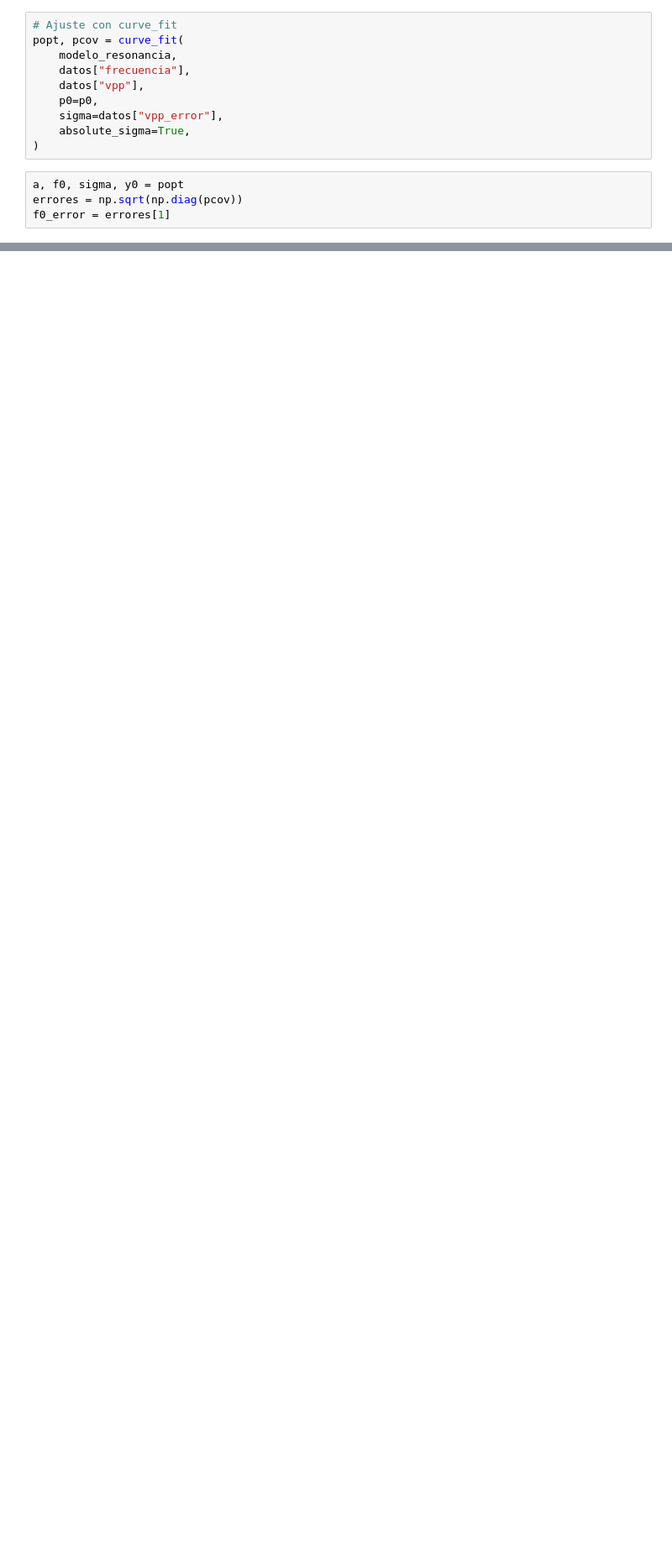
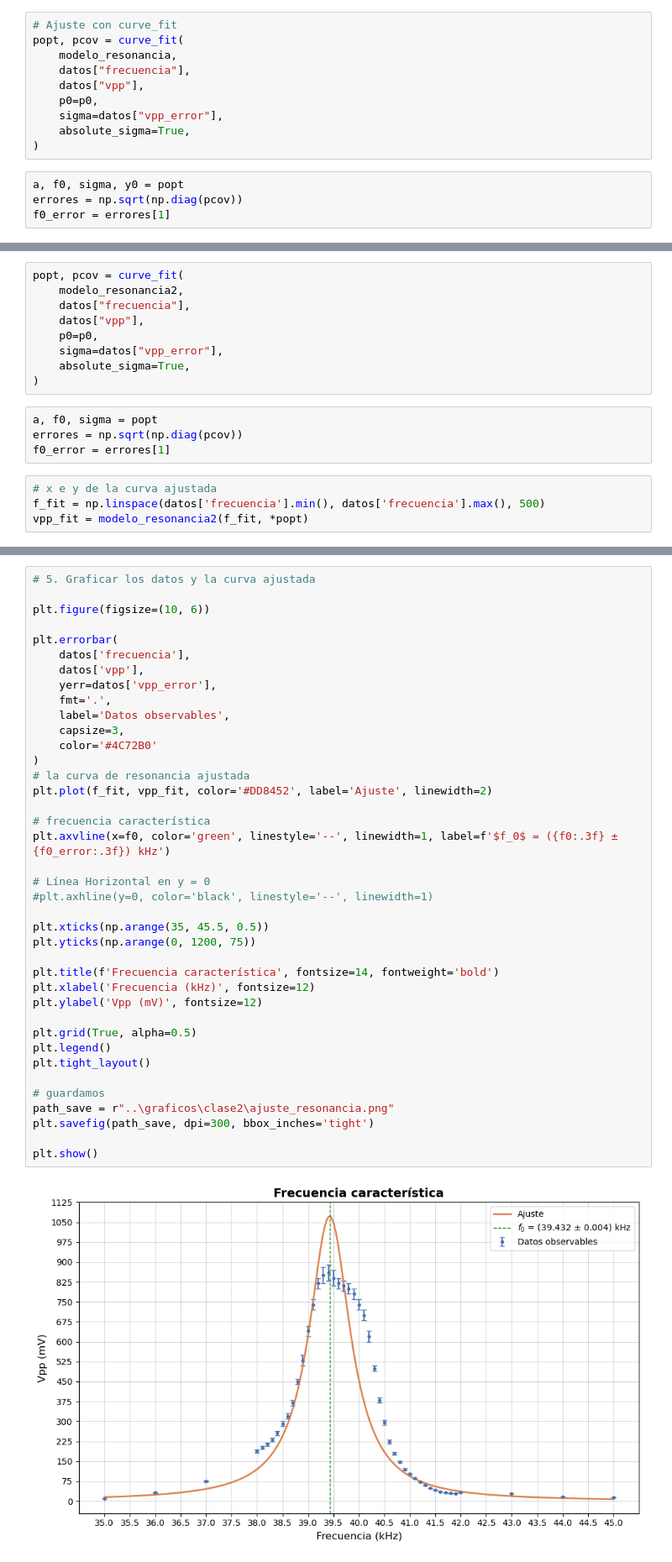
Before and after one commit to PyKev24/Jacky, a Jupyter notebook: Laboratorio2/estadistica/ajuste_resonancia.ipynb, the cells around one changed output, grey strips where cells are left out. Shown at 84% size. Saved outputs shown, nothing was run; the diff lists cells and outputs as text; blank space fills up the shorter version.

Commit message:
resonancia_parte1

```diff
--- a/Laboratorio2/estadistica/ajuste_resonancia.ipynb
+++ b/Laboratorio2/estadistica/ajuste_resonancia.ipynb
@@ -84,0 +107,17 @@ plt.show()
+# %%
+popt, pcov = curve_fit(
+    modelo_resonancia2,
+    datos["frecuencia"],
+    datos["vpp"],
+    p0=p0,
+    sigma=datos["vpp_error"],
+    absolute_sigma=True,
+)
+# %%
+a, f0, sigma = popt
+errores = np.sqrt(np.diag(pcov))
+f0_error = errores[1]
+# %%
+# x e y de la curva ajustada
+f_fit = np.linspace(datos['frecuencia'].min(), datos['frecuencia'].max(), 500)
+vpp_fit = modelo_resonancia2(f_fit, *popt)
@@ -84,0 +128,41 @@ plt.show()
+# %%
+# 5. Graficar los datos y la curva ajustada
+
+plt.figure(figsize=(10, 6))
+
+plt.errorbar(
+    datos['frecuencia'],
+    datos['vpp'],
+    yerr=datos['vpp_error'],
+    fmt='.',
+    label='Datos observables',
+    capsize=3,
+    color='#4C72B0'
+)
+# la curva de resonancia ajustada
+plt.plot(f_fit, vpp_fit, color='#DD8452', label='Ajuste', linewidth=2)
+
+# frecuencia característica
+plt.axvline(x=f0, color='green', linestyle='--', linewidth=1, label=f'$f_0$ = ({f0:.3f} ± {f0_error:.3f}) kHz')
+
+# Línea Horizontal en y = 0
+#plt.axhline(y=0, color='black', linestyle='--', linewidth=1)
+
+plt.xticks(np.arange(35, 45.5, 0.5))
+plt.yticks(np.arange(0, 1200, 75))
+
+plt.title(f'Frecuencia característica', fontsize=14, fontweight='bold')
+plt.xlabel('Frecuencia (kHz)', fontsize=12)
+plt.ylabel('Vpp (mV)', fontsize=12)
+
+plt.grid(True, alpha=0.5)
+plt.legend()
+plt.tight_layout()
+
+# guardamos
+path_save = r"..\graficos\clase2\ajuste_resonancia.png"
+plt.savefig(path_save, dpi=300, bbox_inches='tight')
+
+plt.show()
+# %% [output]
+[figure, added]
```
Also changed, not shown: parts of 6 cells of this notebook, 1 other file.
